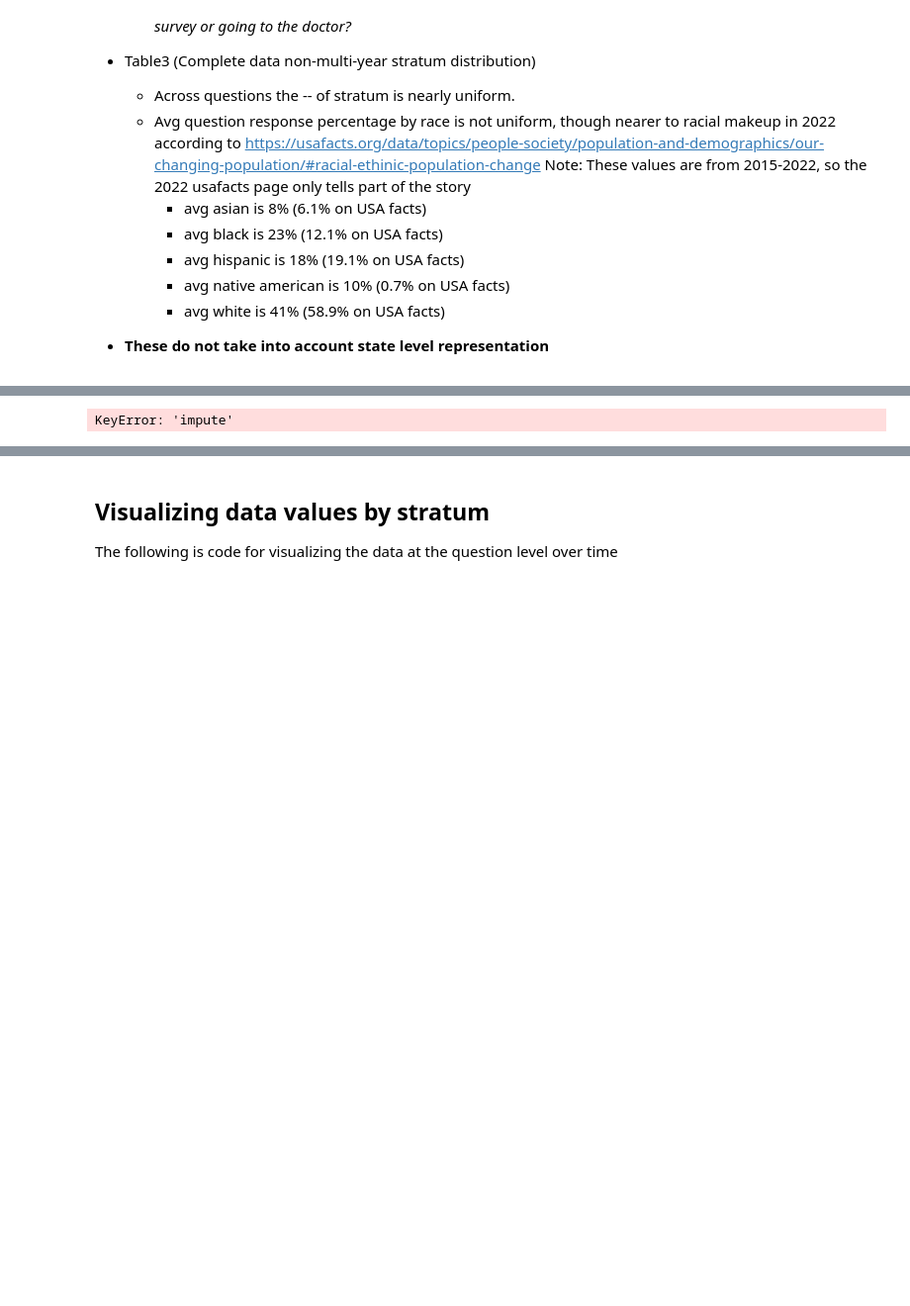
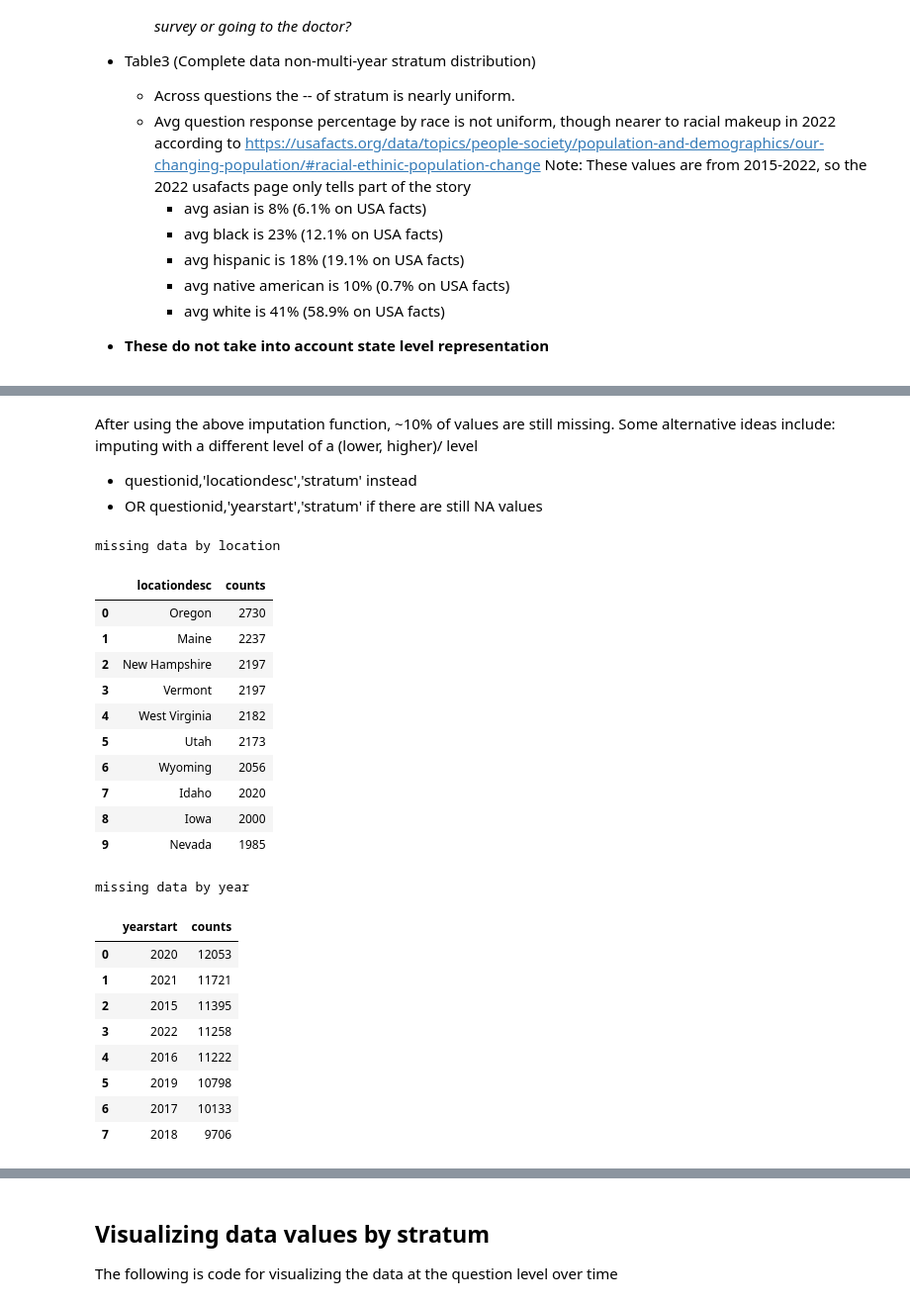
Before and after one commit to WulfNovak/python_data_cleaning, a Jupyter notebook: alz_health_data_clean.ipynb, the cells around one changed output, grey strips where cells are left out. Shown at 99% size. Saved outputs shown, nothing was run; the diff lists cells and outputs as text; code cells hidden in the pictures; blank space fills up the shorter version.

Commit message:
automating stratum input method

```diff
--- a/alz_health_data_clean.ipynb
+++ b/alz_health_data_clean.ipynb
@@ -667,31 +613,0 @@ estimates
-# %%
-
-# list of stratum
-stratum_list = ['age: 50-64','age: 65+', 'age: overall', 'race: asian', 'race: black',
-                'gender: female', 'race: hispanic', 'gender: male',
-                'race: native american', 'overall: overall', 'race: white']
-
-# consider doing state level imputation
-
-for i in range(len(stratum_list)):
-    impute_df = stratum_impute(imputation_df, stratum_list[i])
-    impute_df = impute_df.loc[~impute_df['impute'].isna()]
-
-    # merge, but overwrite columns
-    estimates = estimates.merge(impute_df, left_on = ['questionid', 'locationdesc', 'yearstart', stratum_list[i]], right_on = ['questionid', 'locationdesc','yearstart', stratum_list[i]])
-
-    # overwrite missing datavalues only where imputed values exist
-    estimates['data_value'] = (estimates.loc[estimates['data_value'].isna() &
-                                             (estimates[stratum_list[i]] == 1)]
-
-                               .fillna(estimates['impute']))
-
-    estimates = estimates.drop('impute')
-
-# get imputed values for all missing data_values
-
-# estimates.loc[(estimates['gender: female'] == 1) & (estimates['data_value'].isna())]
-
-# .replace('data_value', 'impute', inplace=True)
-# %% [output]
-KeyError: 'impute'
@@ -697,0 +638,47 @@ KeyError: 'impute'
+# %% [markdown]
+After using the above imputation function, ~10% of values are still missing. Some alternative ideas include:
+imputing with a different level of a (lower, higher)/ level
+
+- questionid,'locationdesc','stratum' instead
+- OR questionid,'yearstart','stratum' if there are still NA values
+# %%
+# Count values by different levels to hone imputation strategy
+missing_only = imputation_df[imputation_df['data_value'].isnull()]
+
+def missing_level_counts(df, variable):
+    counts = (df.groupby(variable)
+                .agg(counts = (variable, 'size'))
+                .sort_values(by='counts', ascending = False)
+                .reset_index())
+
+    return counts
+
+# counts by location
+print('missing data by location')
+missing_level_counts(missing_only, 'locationdesc').head(10)
+# counts by year
+print('missing data by year')
+missing_level_counts(missing_only, 'yearstart').head(10)
+# %% [output]
+missing data by location
+|  | locationdesc | counts |
+| 0 | Oregon | 2730 |
+| 1 | Maine | 2237 |
+| 2 | New Hampshire | 2197 |
+| 3 | Vermont | 2197 |
+| 4 | West Virginia | 2182 |
+| 5 | Utah | 2173 |
+| 6 | Wyoming | 2056 |
+| 7 | Idaho | 2020 |
+| 8 | Iowa | 2000 |
+| 9 | Nevada | 1985 |
+missing data by year
+|  | yearstart | counts |
+| 0 | 2020 | 12053 |
+| 1 | 2021 | 11721 |
+| 2 | 2015 | 11395 |
+| 3 | 2022 | 11258 |
+| 4 | 2016 | 11222 |
+| 5 | 2019 | 10798 |
+| 6 | 2017 | 10133 |
+| 7 | 2018 | 9706 |
```
Also changed, not shown: parts of 7 cells of this notebook.
